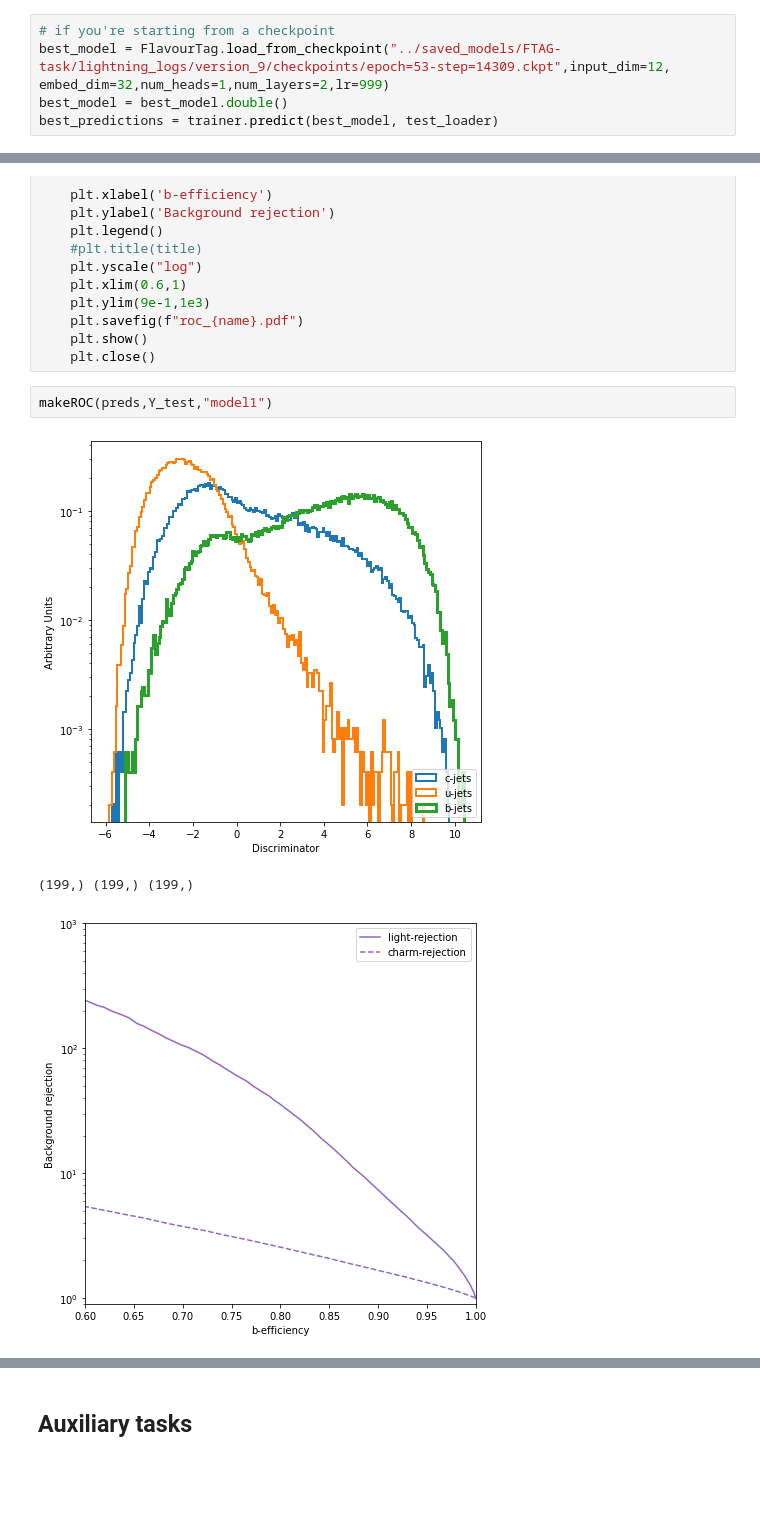
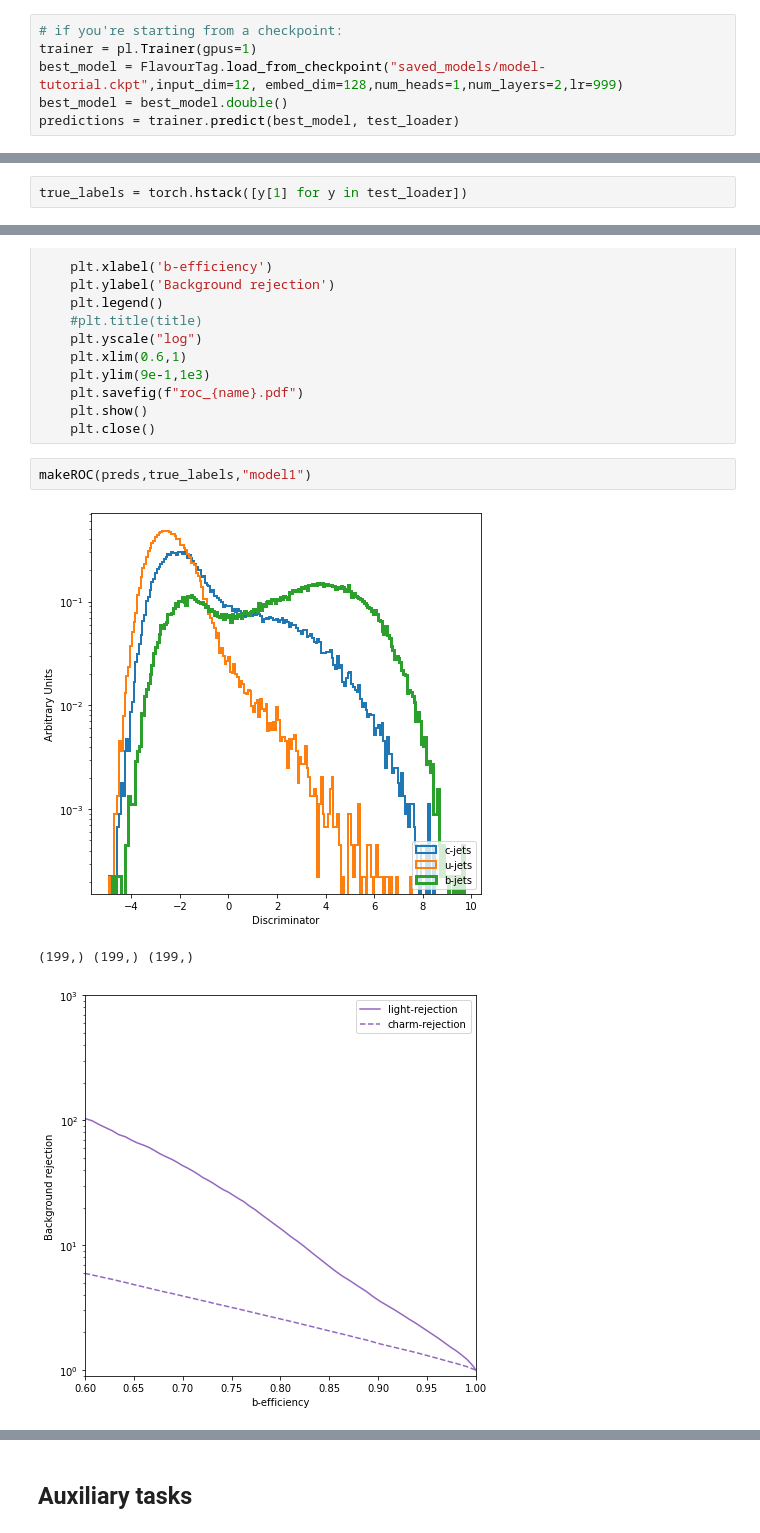
Before and after one commit to inesochoa/ftag-transformer-tutorial, a Jupyter notebook: exercise_3.ipynb, the cells around one changed output, grey strips where cells are left out. Drawn from its saved outputs; the diff is of its cells as text; blank space fills up the shorter version.

```diff
--- a/exercise_3.ipynb
+++ b/exercise_3.ipynb
@@ -915,6 +853,7 @@ LOCAL_RANK: 0 - CUDA_VISIBLE_DEVICES: [0,1]
 # %%
-# if you're starting from a checkpoint
-best_model = FlavourTag.load_from_checkpoint("../saved_models/FTAG-task/lightning_logs/version_9/checkpoints/epoch=53-step=14309.ckpt",input_dim=12, embed_dim=32,num_heads=1,num_layers=2,lr=999)
+# if you're starting from a checkpoint:
+trainer = pl.Trainer(gpus=1)
+best_model = FlavourTag.load_from_checkpoint("saved_models/model-tutorial.ckpt",input_dim=12, embed_dim=128,num_heads=1,num_layers=2,lr=999)
 best_model = best_model.double()
-best_predictions = trainer.predict(best_model, test_loader)
+predictions = trainer.predict(best_model, test_loader)
 # %% [output]
@@ -926,6 +866,8 @@ preds = torch.vstack(predictions)
 print(preds.shape)
 # %% [output]
 torch.Size([181182, 3])
+# %%
+true_labels = torch.hstack([y[1] for y in test_loader])
 # %% [markdown]
 The outputs of the classification task are three probabilities $p_b$,$p_c$ and $p_u$, referring to the probability that a given jet is a $b-$, $c-$ or light-jet.
 
@@ -1037,8 +980,8 @@ def makeROC(pred, true, name, f=0.0):
     plt.show()
     plt.close()
 # %%
-makeROC(preds,Y_test,"model1")
+makeROC(preds,true_labels,"model1")
 # %% [output]
-[figure, old version]
+[figure, new version]
 (199,) (199,) (199,)
-[figure, old version]
+[figure, new version]
```
Also changed, not shown: parts of 18 cells of this notebook, 3 other files.
